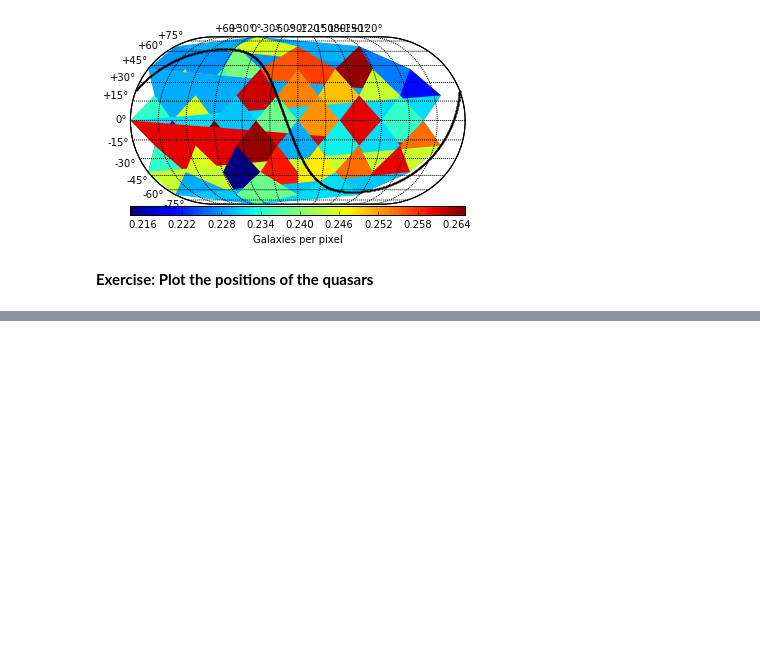
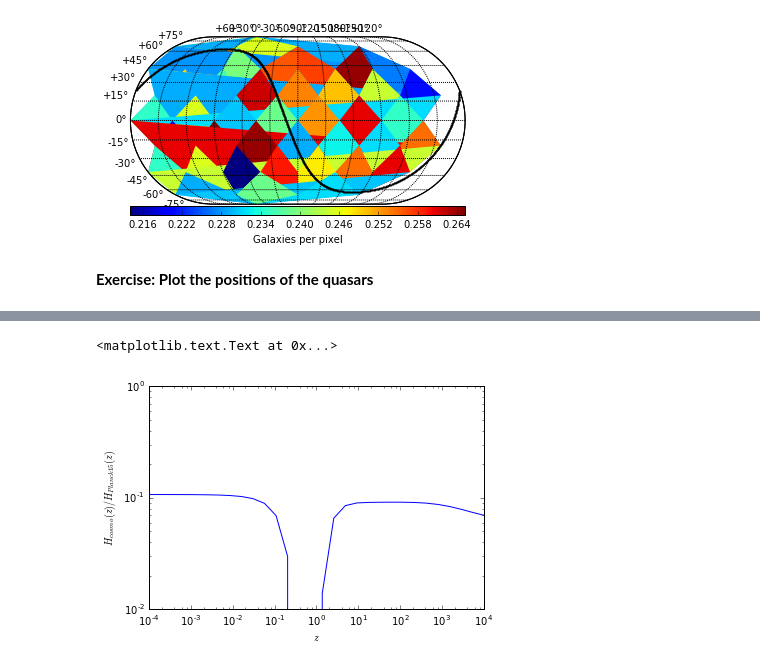
Before and after one commit to fjaviersanchez/JupyterTutorial, a Jupyter notebook: TutorialJupyter.ipynb, the cells around one changed output, grey strips where cells are left out. Drawn from its saved outputs; the diff is of its cells as text; code cells hidden in the pictures; blank space fills up the shorter version.

```diff
--- a/TutorialJupyter.ipynb
+++ b/TutorialJupyter.ipynb
@@ -686,0 +742,10 @@ plot_sky(ra,dec,healpy=True, nside=2, projection='eck4', label='Galaxies per pix
+# %%
+plt.plot(z,h_cosmo/h-1)
+plt.legend(loc=2)
+plt.xscale('log')
+plt.yscale('log')
+plt.xlabel(r'$z$')
+plt.ylabel(r'$H_{cosmo}(z)/H_{Planck15}(z)$')
+# %% [output]
+<matplotlib.text.Text at 0x...>
+[figure, added]
```
Also changed, not shown: parts of 14 cells of this notebook.
